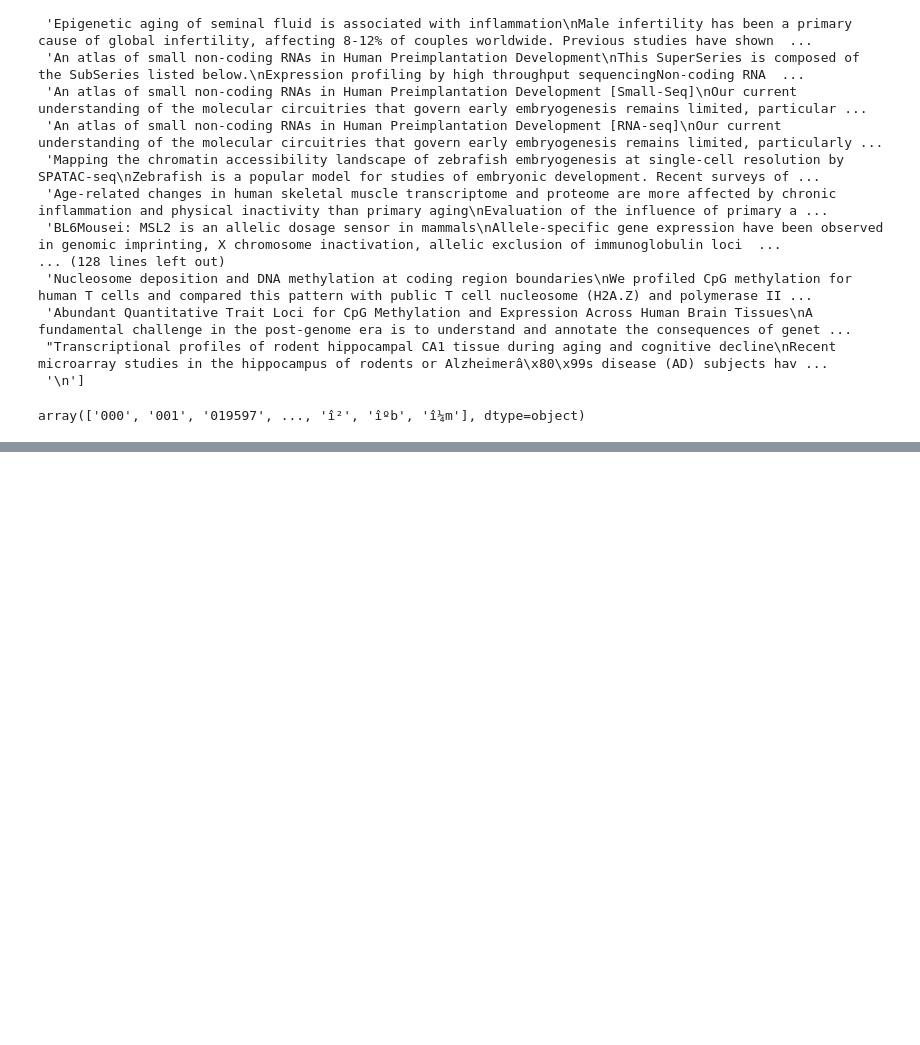
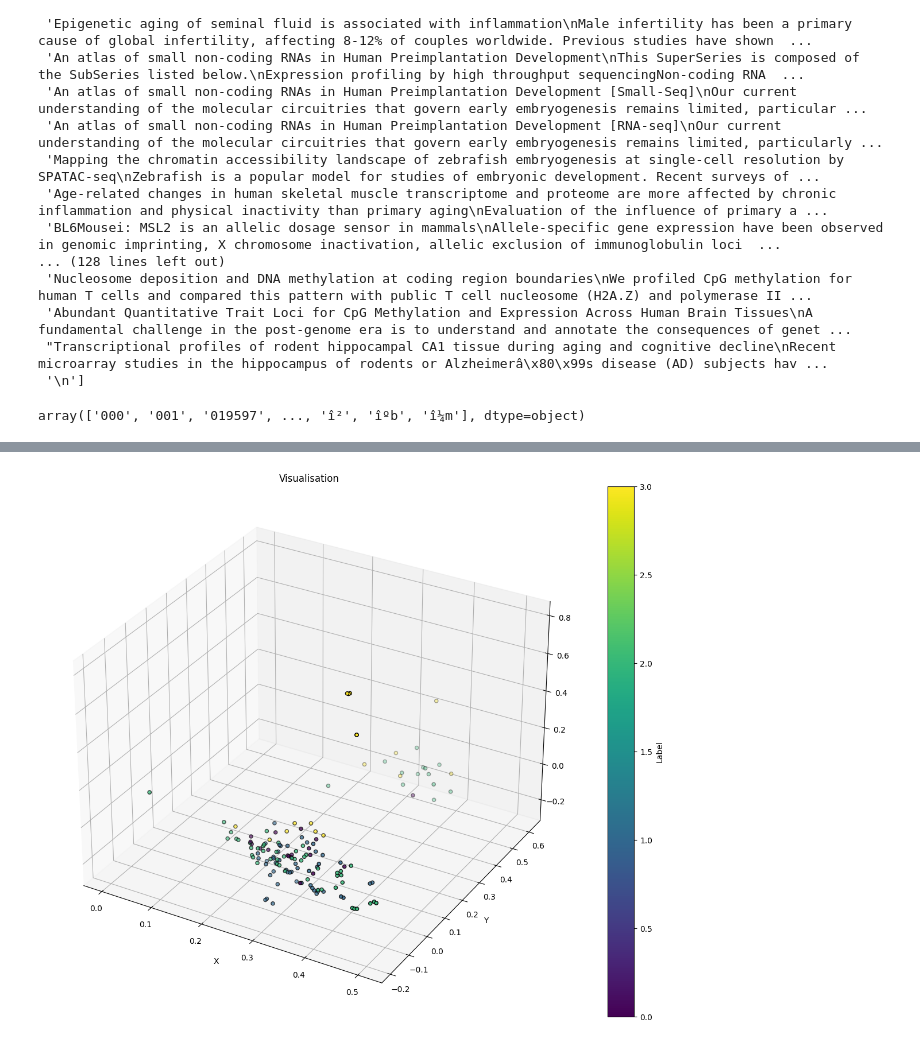
Before and after one commit to aleksandar1812/GeoDataClustering, a Jupyter notebook: Clustering.ipynb, the cells around one changed output, grey strips where cells are left out. Cells and saved outputs as stored; diff of their text form; code cells hidden in the pictures; blank space fills up the shorter version.

```diff
--- a/Clustering.ipynb
+++ b/Clustering.ipynb
@@ -120,0 +147,26 @@ RuntimeError: No mappable was found to use for colorbar creation. First define a
+# %%
+import numpy as np
+import matplotlib.pyplot as plt
+from mpl_toolkits.mplot3d import Axes3D
+
+
+x = svd_data[:,0]
+y = svd_data[:,1]
+z = svd_data[:,2]
+labels = bk_means.labels_
+
+fig = plt.figure(figsize=(15, 12))
+ax = fig.add_subplot(111, projection="3d")
+
+
+sc = ax.scatter(x, y, z, c=labels, cmap="viridis", edgecolors="k")
+
+
+plt.colorbar(sc,label="Label")
+
+plt.xlabel("X")
+plt.ylabel("Y")
+plt.title("Visualisation")
+plt.show()
+# %% [output]
+[figure, added]
```
Also changed, not shown: parts of 8 cells of this notebook, 1 other file.
